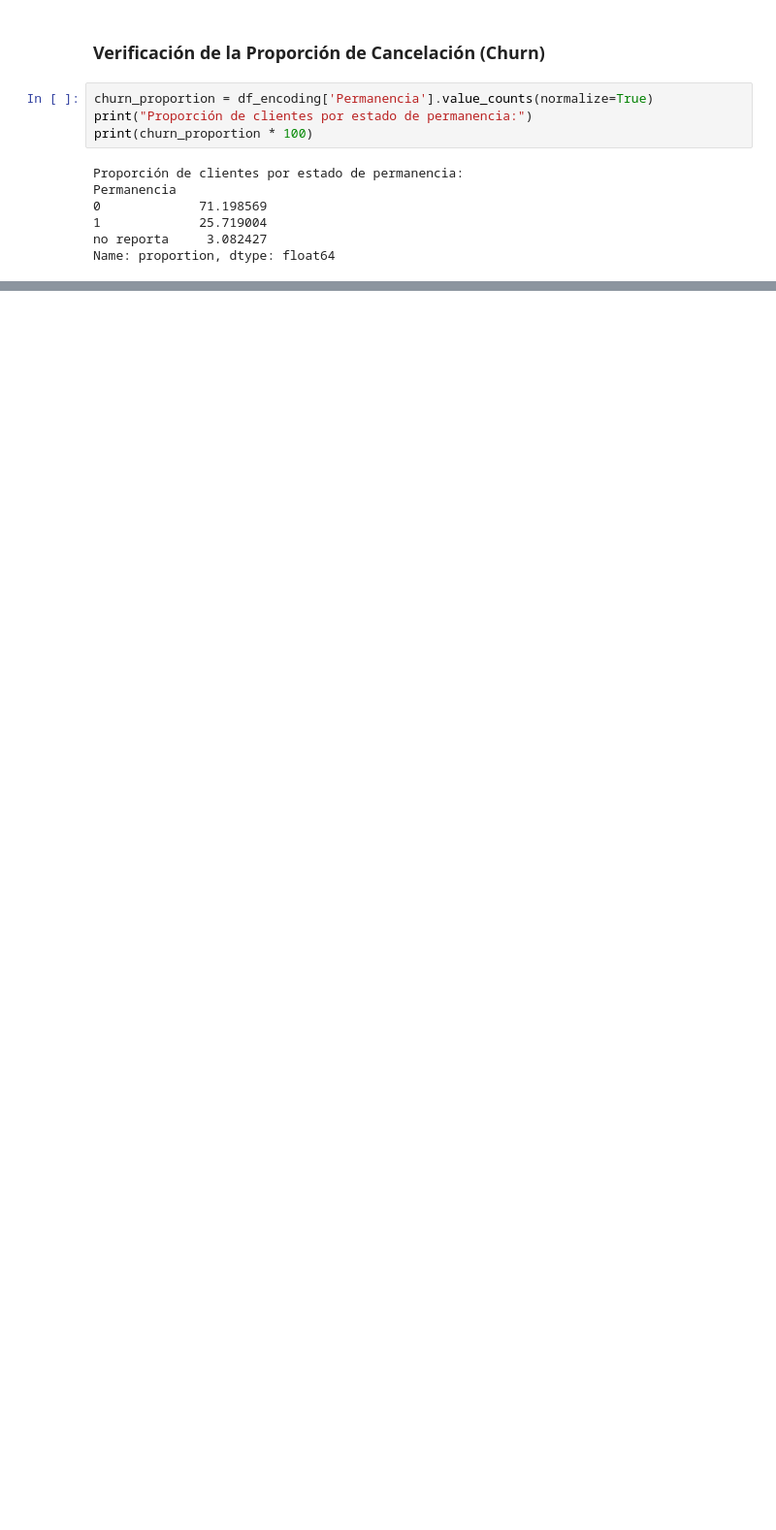
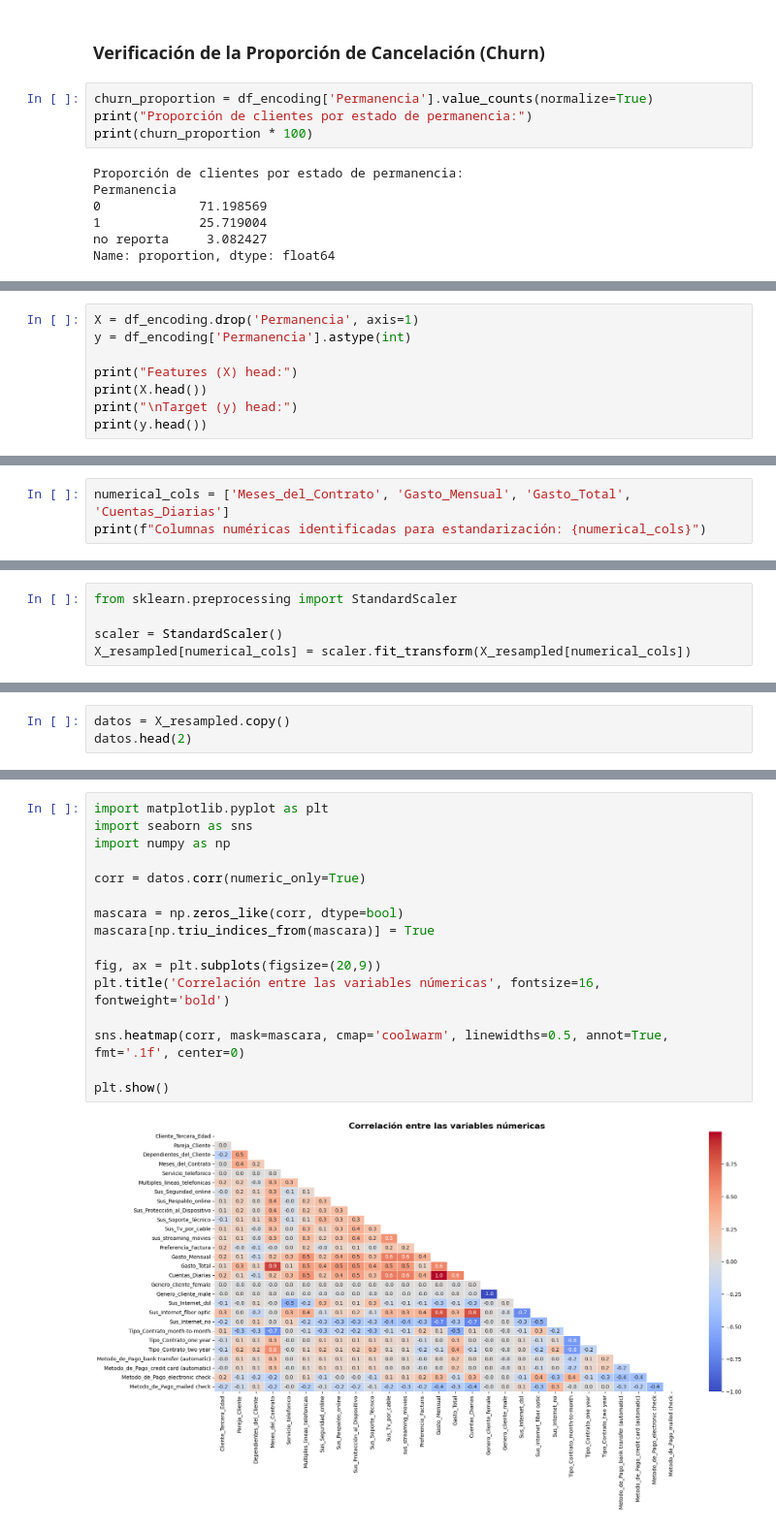
Before and after one commit to CarloR04/Challenge-Telcom_X_2, a Jupyter notebook: Telcom_X_part_2.ipynb, the cells around one changed output, grey strips where cells are left out. Shown at 97% size. Drawn from its saved outputs; the diff is of its cells as text; blank space fills up the shorter version.

Commit message:
Avance hasta análisis de correlación

```diff
--- a/Telcom_X_part_2.ipynb
+++ b/Telcom_X_part_2.ipynb
@@ -91,0 +112,8 @@ Name: proportion, dtype: float64
+# %%
+X = df_encoding.drop('Permanencia', axis=1)
+y = df_encoding['Permanencia'].astype(int)
+
+print("Features (X) head:")
+print(X.head())
+print("\nTarget (y) head:")
+print(y.head())
@@ -91,0 +188,3 @@ Name: proportion, dtype: float64
+# %%
+numerical_cols = ['Meses_del_Contrato', 'Gasto_Mensual', 'Gasto_Total', 'Cuentas_Diarias']
+print(f"Columnas numéricas identificadas para estandarización: {numerical_cols}")
@@ -91,0 +195,5 @@ Name: proportion, dtype: float64
+# %%
+from sklearn.preprocessing import StandardScaler
+
+scaler = StandardScaler()
+X_resampled[numerical_cols] = scaler.fit_transform(X_resampled[numerical_cols])
@@ -91,0 +218,3 @@ Name: proportion, dtype: float64
+# %%
+datos = X_resampled.copy()
+datos.head(2)
@@ -91,0 +227,18 @@ Name: proportion, dtype: float64
+# %%
+import matplotlib.pyplot as plt
+import seaborn as sns
+import numpy as np
+
+corr = datos.corr(numeric_only=True)
+
+mascara = np.zeros_like(corr, dtype=bool)
+mascara[np.triu_indices_from(mascara)] = True
+
+fig, ax = plt.subplots(figsize=(20,9))
+plt.title('Correlación entre las variables númericas', fontsize=16, fontweight='bold')
+
+sns.heatmap(corr, mask=mascara, cmap='coolwarm', linewidths=0.5, annot=True, fmt='.1f', center=0)
+
+plt.show()
+# %% [output]
+[figure, added]
```
Also changed, not shown: parts of 21 cells of this notebook.
